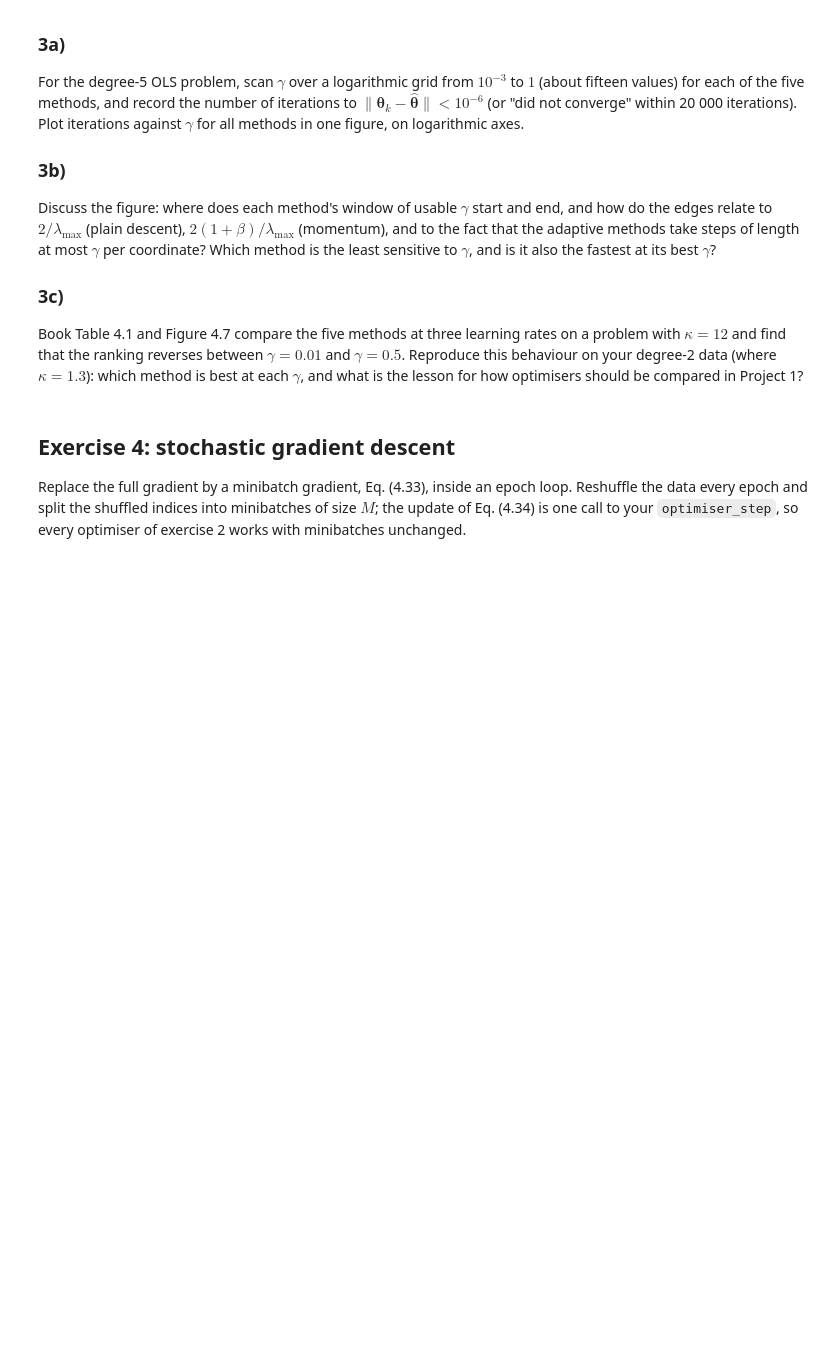
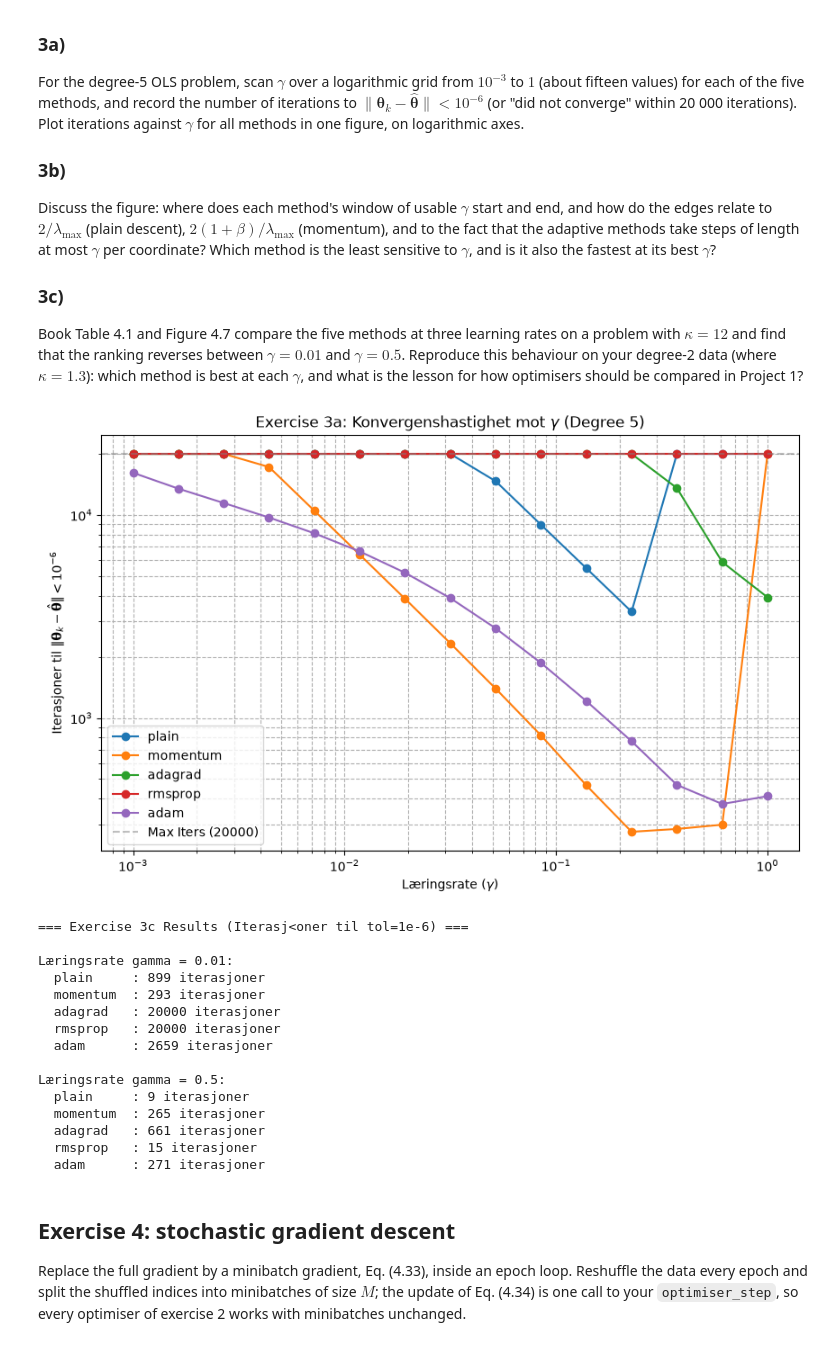
Before and after one commit to carlpd/FYS-STK, a Jupyter notebook: Weekly Excercises/exercisesweek38.ipynb, the cells around one changed output. Cells and saved outputs as stored; diff of their text form; code cells hidden in the pictures; blank space fills up the shorter version.

```diff
--- a/Weekly Excercises/exercisesweek38.ipynb
+++ b/Weekly Excercises/exercisesweek38.ipynb
@@ -539,36 +582,53 @@ results_3a = {m: [] for m in methods}
 
 for method in methods:
     for gamma in gammas:
         theta0 = np.zeros(X5.shape[1])
-        _, iters = optimise(grad_fn5, theta0, method, gamma, num_iters=20000, tol=1e-6, target_theta=theta_hat5)
+        _, iters = optimise(grad_fn5, theta0, method, gamma, num_iters=20000, tol=1e-6)
         results_3a[method].append(iters)
 
 #3a plot
 plt.figure(figsize=(10, 6))
 for method in methods:
     plt.loglog(gammas, results_3a[method], marker='o', label=method)
 
 plt.axhline(20000, color='gray', linestyle='--', alpha=0.5, label='Max Iters (20000)')
 plt.xlabel(r"Læringsrate ($\gamma$)")
 plt.ylabel(r"Iterasjoner til $\| \mathbf{\theta}_k - \hat{\mathbf{\theta}} \| < 10^{-6}$")
 plt.title(r"Exercise 3a: Konvergenshastighet mot $\gamma$ (Degree 5)")
 plt.legend()
 plt.grid(True, which="both", ls="--")
 plt.show()
 
 #Exercise 3c
 X2, y2 = exercise_data(degree=2)
 theta_hat2 = closed_form(X2, y2)
 grad_fn2 = lambda th: gradient(th, X2, y2)
 
 test_gammas = [0.01, 0.5]
-print("\n=== Exercise 3c Results (Iterasjoner til tol=1e-6) ===")
+print("\n=== Exercise 3c Results (Iterasj<oner til tol=1e-6) ===")
 for gamma in test_gammas:
     print(f"\nLæringsrate gamma = {gamma}:")
     for method in methods:
         theta0 = np.zeros(X2.shape[1])
-        _, iters = optimise(grad_fn2, theta0, method, gamma, num_iters=20000, tol=1e-6, target_theta=theta_hat2)
+        _, iters = optimise(grad_fn2, theta0, method, gamma, num_iters=20000, tol=1e-6)
         print(f"  {method:<10}: {iters} iterasjoner")
+# %% [output]
+[figure, added]
+=== Exercise 3c Results (Iterasj<oner til tol=1e-6) ===
+
+Læringsrate gamma = 0.01:
+  plain     : 899 iterasjoner
+  momentum  : 293 iterasjoner
+  adagrad   : 20000 iterasjoner
+  rmsprop   : 20000 iterasjoner
+  adam      : 2659 iterasjoner
+
+Læringsrate gamma = 0.5:
+  plain     : 9 iterasjoner
+  momentum  : 265 iterasjoner
+  adagrad   : 661 iterasjoner
+  rmsprop   : 15 iterasjoner
+  adam      : 271 iterasjoner
 # %% [markdown]
 ## Exercise 4: stochastic gradient descent
 
```
Also changed, not shown: parts of 6 cells of this notebook.
